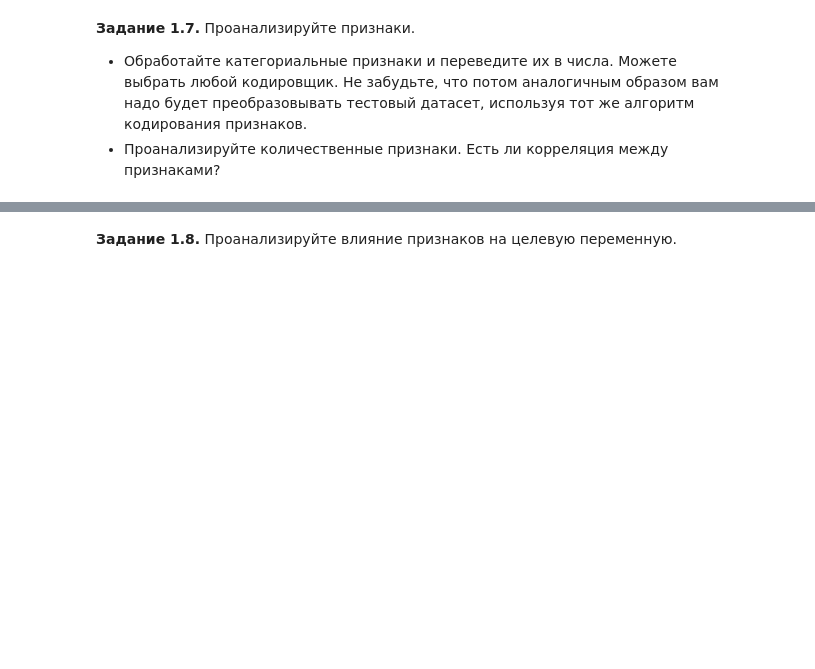
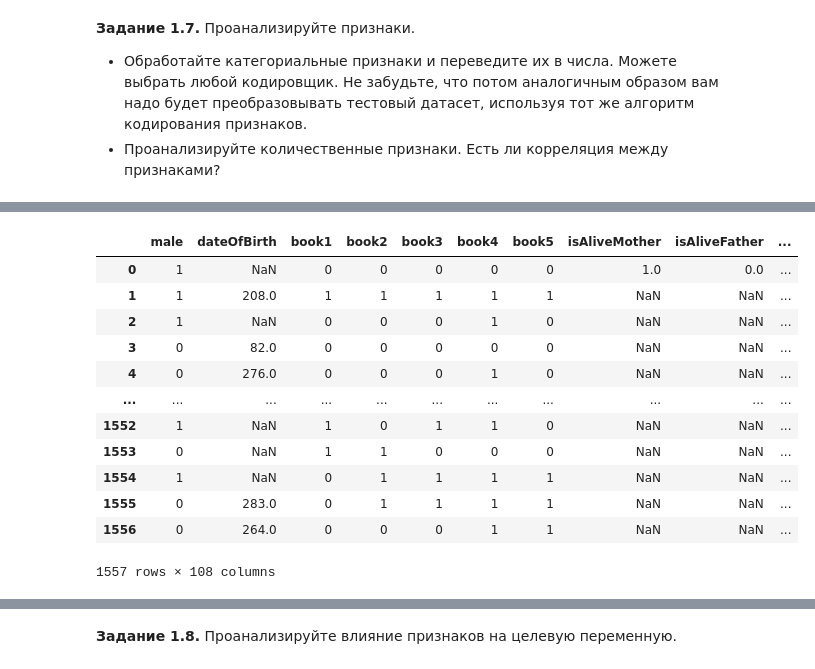
Before and after one commit to haxbxbdbhshs/Colab, a Jupyter notebook: week_01_ml_intro/Homework/hw_1_game_of_thrones.ipynb, the cells around one changed output, grey strips where cells are left out. Saved outputs shown, nothing was run; the diff lists cells and outputs as text; code cells hidden in the pictures; blank space fills up the shorter version.

```diff
--- a/week_01_ml_intro/Homework/hw_1_game_of_thrones.ipynb
+++ b/week_01_ml_intro/Homework/hw_1_game_of_thrones.ipynb
@@ -500,3 +693,4 @@ pd.pivot_table(data = data, values = 'isAlive', index = 'isMarried', aggfunc=['m
 # %%
-  coder = pd.get_dummies(data, columns=data.select_dtypes(include=['object', 'category']).columns.tolist(), drop_first=False)
+unprocessed_cat_features = data.select_dtypes(include=[object]).columns.tolist()
+unprocessed_cat_features
 # %% [output]
@@ -542,0 +718,5 @@ plt.show()
+# %%
+encoder = OneHotEncoder()
+one_hot_encoded = encoder.fit_transform(data[unprocessed_cat_features]).toarray()
+one_hot_data = pd.DataFrame(one_hot_encoded, columns=encoder.get_feature_names_out(unprocessed_cat_features), index=data.index
+                          )
@@ -542,0 +739,19 @@ plt.show()
+# %%
+df_encoded = pd.concat([data, one_hot_data], axis=1)
+df_encoded = df_encoded.drop(unprocessed_cat_features, axis=1)
+
+df_encoded
+# %% [output]
+|  | male | dateOfBirth | book1 | book2 | book3 | book4 | book5 | isAliveMother | isAliveFather | ... |
+| 0 | 1 | NaN | 0 | 0 | 0 | 0 | 0 | 1.0 | 0.0 | ... |
+| 1 | 1 | 208.0 | 1 | 1 | 1 | 1 | 1 | NaN | NaN | ... |
+| 2 | 1 | NaN | 0 | 0 | 0 | 1 | 0 | NaN | NaN | ... |
+| 3 | 0 | 82.0 | 0 | 0 | 0 | 0 | 0 | NaN | NaN | ... |
+| 4 | 0 | 276.0 | 0 | 0 | 0 | 1 | 0 | NaN | NaN | ... |
+| ... | ... | ... | ... | ... | ... | ... | ... | ... | ... | ... |
+| 1552 | 1 | NaN | 1 | 0 | 1 | 1 | 0 | NaN | NaN | ... |
+| 1553 | 0 | NaN | 1 | 1 | 0 | 0 | 0 | NaN | NaN | ... |
+| 1554 | 1 | NaN | 0 | 1 | 1 | 1 | 1 | NaN | NaN | ... |
+| 1555 | 0 | 283.0 | 0 | 1 | 1 | 1 | 1 | NaN | NaN | ... |
+| 1556 | 0 | 264.0 | 0 | 0 | 0 | 1 | 1 | NaN | NaN | ... |
+1557 rows × 108 columns
```
Also changed, not shown: parts of 34 cells of this notebook.
